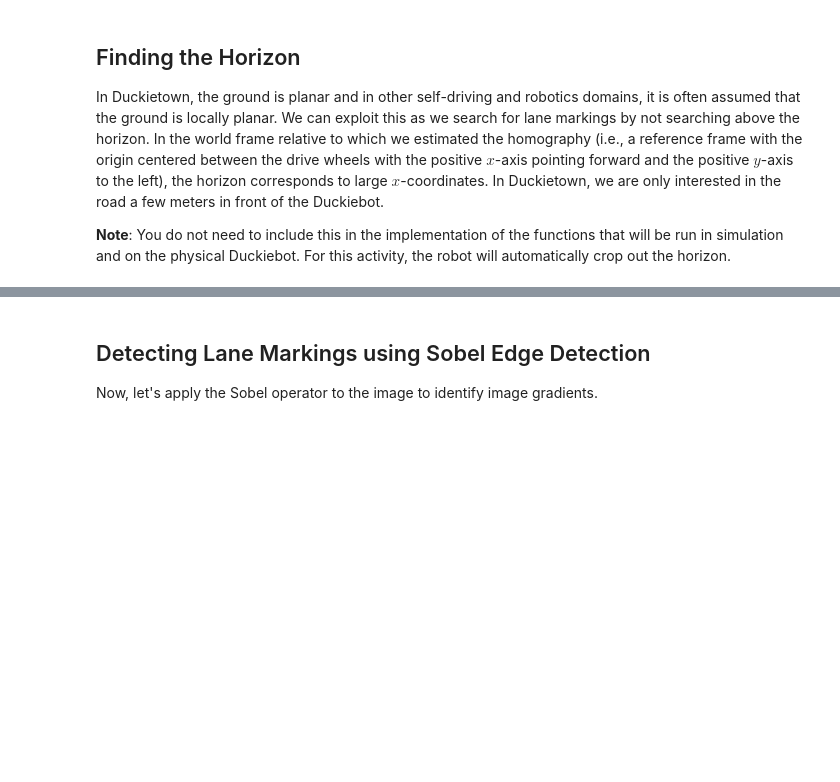
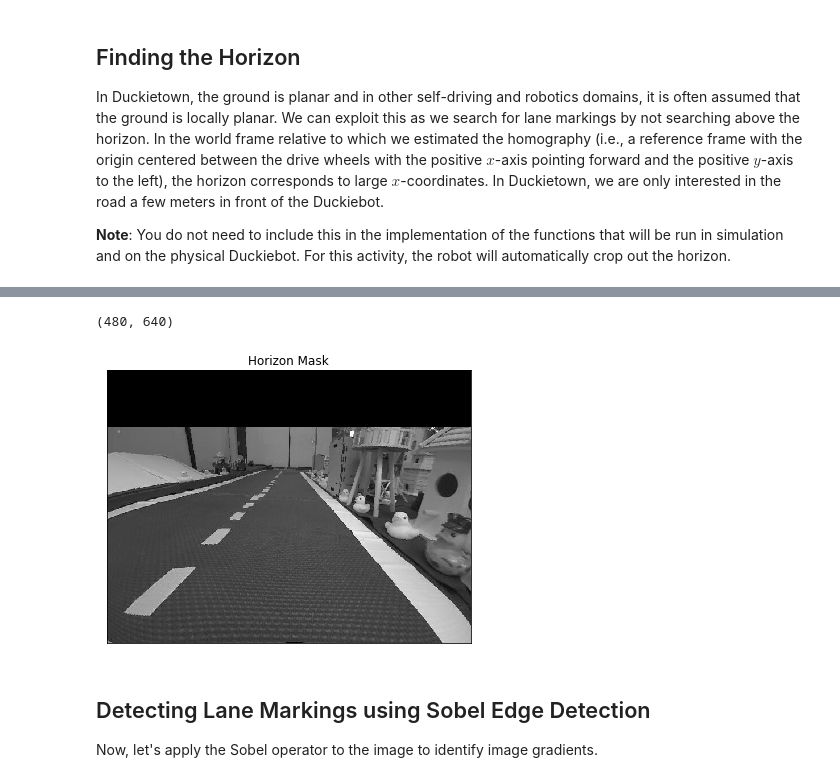
Before and after one commit to duckietown/duckietown-lx, a Jupyter notebook: visual_lane_servoing/solution/05-Visual-Servoing/visual_servoing_activity.ipynb, the cells around one changed output, grey strips where cells are left out. Drawn from its saved outputs; the diff is of its cells as text; code cells hidden in the pictures; blank space fills up the shorter version.

```diff
--- a/visual_lane_servoing/solution/05-Visual-Servoing/visual_servoing_activity.ipynb
+++ b/visual_lane_servoing/solution/05-Visual-Servoing/visual_servoing_activity.ipynb
@@ -92,13 +97,16 @@ In Duckietown, the ground is planar and in other self-driving and robotics domai
 # %%
-# TODO: Use the homography (technically Hinv) to mask out the horizon
-# When generating masks that will be used with OpenCV try and
-# instantiate them with dtype=np.uint8
-mask_ground = np.ones(img.shape, dtype=np.uint8) # TODO: CHANGE ME
+print(img.shape)
+mask_ground = np.ones(img.shape, dtype=np.uint8)
+mask_ground[:100,:] = 0 # TODO: CHANGE ME
+
 
 fig = plt.figure(figsize = (30,20))
 ax1 = fig.add_subplot(1,4,1)
 ax1.imshow(img*mask_ground,cmap = 'gray')
 ax1.set_title('Horizon Mask'), ax1.set_xticks([]), ax1.set_yticks([]);
+# %% [output]
+(480, 640)
+[figure, added]
 # %% [markdown]
 ## Detecting Lane Markings using Sobel Edge Detection
 
```
Also changed, not shown: parts of 16 cells of this notebook, 8 other files.
